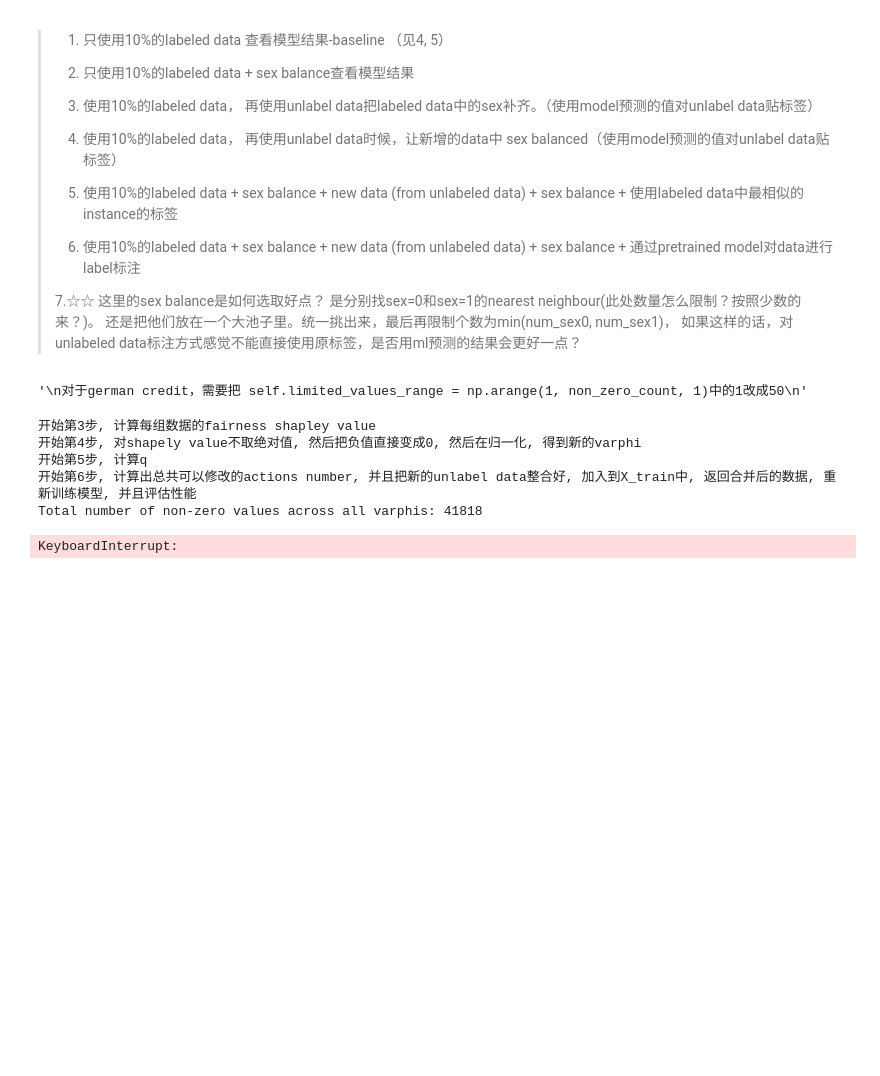
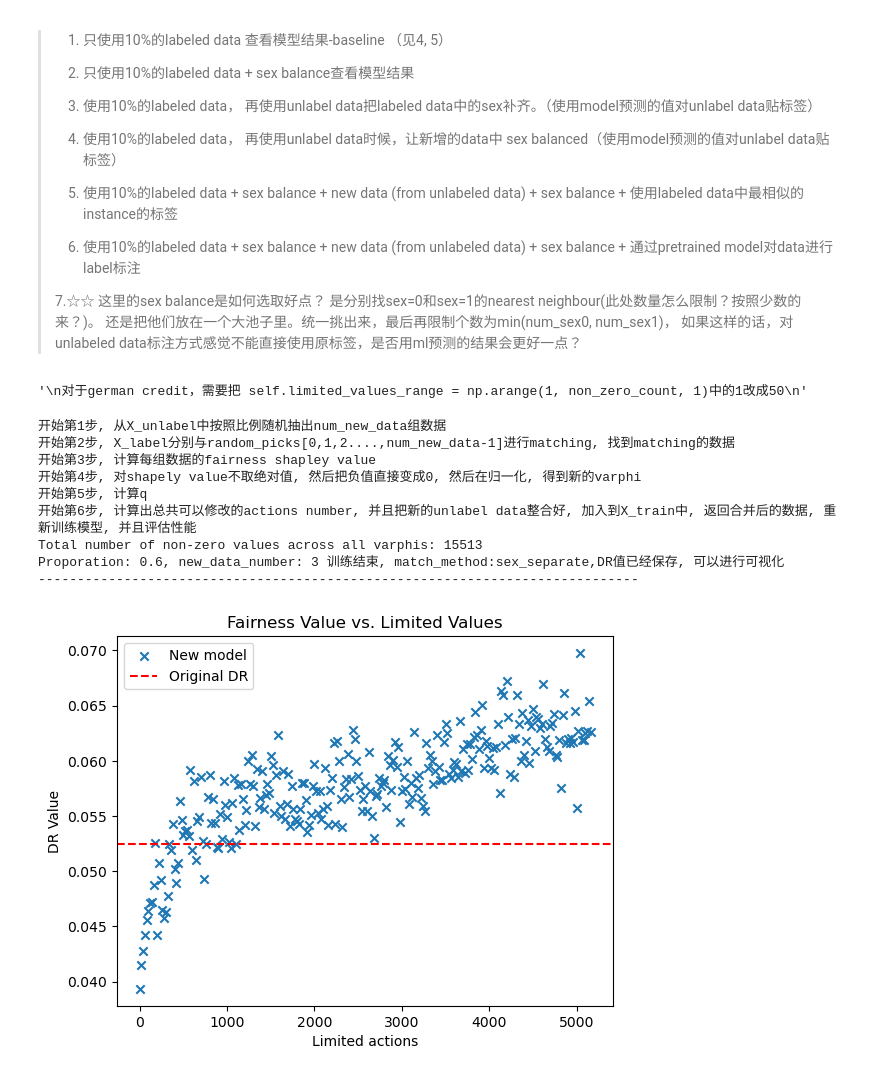
Before and after one commit to youlei202/FairSHAP, a Jupyter notebook: z_demo_census_income_kdd.ipynb, the cells around one changed output. Drawn from its saved outputs; the diff is of its cells as text; code cells hidden in the pictures; blank space fills up the shorter version.

```diff
--- a/z_demo_census_income_kdd.ipynb
+++ b/z_demo_census_income_kdd.ipynb
@@ -48,8 +48,8 @@ dtype: int64
 # %%
 '''Census income kdd dataset'''
 df = processed_census_income_kdd.copy()
-# 随机抽取 40% 的数据 ------ 因为数据量实在太大了，计算太慢了
-sampled_df = df.sample(frac=0.3, random_state=42)
+# 随机抽取 10% 的数据 ------ 因为数据量实在太大了，计算太慢了
+sampled_df = df.sample(frac=0.1, random_state=42)
 # 重置索引
 sampled_df = sampled_df.reset_index(drop=True)
 X = sampled_df.drop('class', axis=1)
@@ -178,9 +178,12 @@ new_models_DR_values,_ = my_experiment.get_sex_separate_nn_result(
     match_method='sex_separate'
 )
 # %% [output]
+开始第1步, 从X_unlabel中按照比例随机抽出num_new_data组数据
+开始第2步, X_label分别与random_picks[0,1,2....,num_new_data-1]进行matching, 找到matching的数据
 开始第3步, 计算每组数据的fairness shapley value
 开始第4步, 对shapely value不取绝对值, 然后把负值直接变成0, 然后在归一化, 得到新的varphi
 开始第5步, 计算q
 开始第6步, 计算出总共可以修改的actions number, 并且把新的unlabel data整合好, 加入到X_train中, 返回合并后的数据, 重新训练模型, 并且评估性能
-Total number of non-zero values across all varphis: 41818
+Total number of non-zero values across all varphis: 15513
+Proporation: 0.6, new_data_number: 3 训练结束, match_method:sex_separate,DR值已经保存, 可以进行可视化
+-----------------------------------------------------------------------------
-KeyboardInterrupt:
@@ -189,2 +190,10 @@ my_experiment.visualize(new_models_DR_values)
+# %%
+'''
+考虑到这个dataset有大量的改动没有用，只会增加DR值，所以我选择了只改动 number_actions的1/3个数
+'''
+
+my_experiment.visualize(new_models_DR_values)
+# %% [output]
+[figure, added]
 # %%
 results = my_experiment.combination(match_met='together')
```
Also changed, not shown: parts of 9 cells of this notebook, 1 other file.
